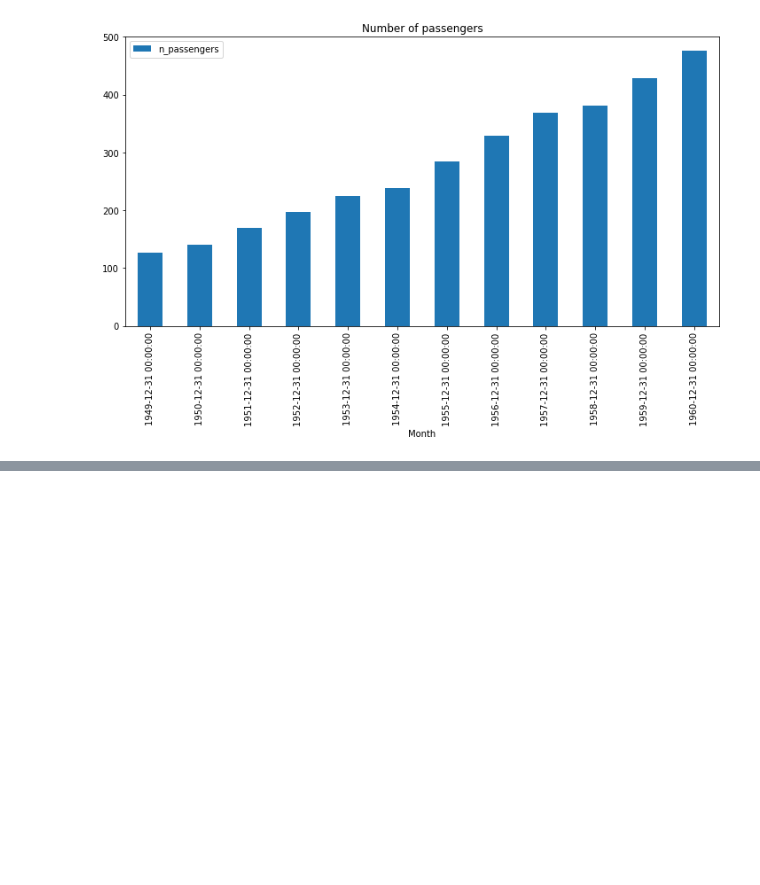
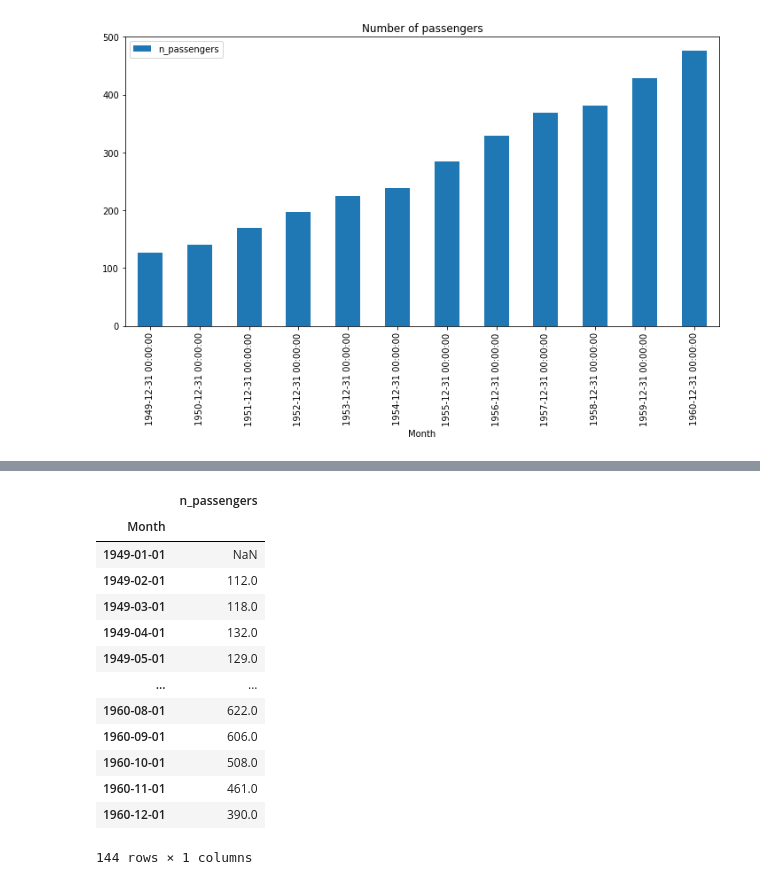
Before and after one commit to mahesh-keswani/ML-DL-FromBasicsToAdvance, a Jupyter notebook: pandas_basics/time_series_data_with_pandas.ipynb, the cells around one changed output, grey strips where cells are left out. Saved outputs shown, nothing was run; the diff lists cells and outputs as text; code cells hidden in the pictures; blank space fills up the shorter version.

Commit message:
shift operation added with few disadvantages

```diff
--- a/pandas_basics/time_series_data_with_pandas.ipynb
+++ b/pandas_basics/time_series_data_with_pandas.ipynb
@@ -246,0 +260,19 @@ df.resample(rule = 'A').mean().plot.bar(title = title, figsize = (12, 6));
+# %%
+# look the first row is now in second, and as expected the first now become NaN
+# The more time you shift the more NaN values you will have
+df.shift(1)
+# %% [output]
+|  | n_passengers |
+| Month |  |
+| 1949-01-01 | NaN |
+| 1949-02-01 | 112.0 |
+| 1949-03-01 | 118.0 |
+| 1949-04-01 | 132.0 |
+| 1949-05-01 | 129.0 |
+| ... | ... |
+| 1960-08-01 | 622.0 |
+| 1960-09-01 | 606.0 |
+| 1960-10-01 | 508.0 |
+| 1960-11-01 | 461.0 |
+| 1960-12-01 | 390.0 |
+144 rows × 1 columns
```
Also changed, not shown: parts of 2 cells of this notebook.
